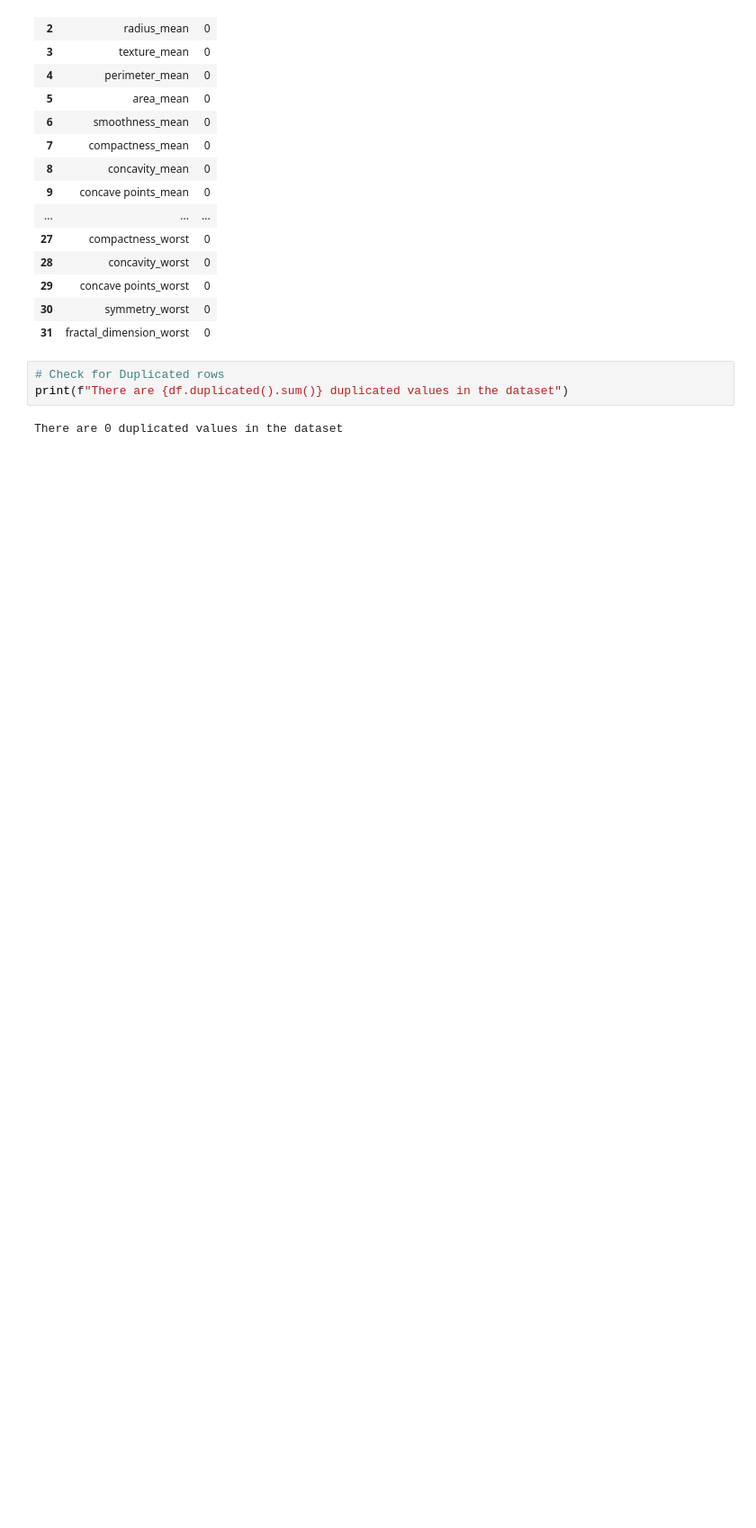
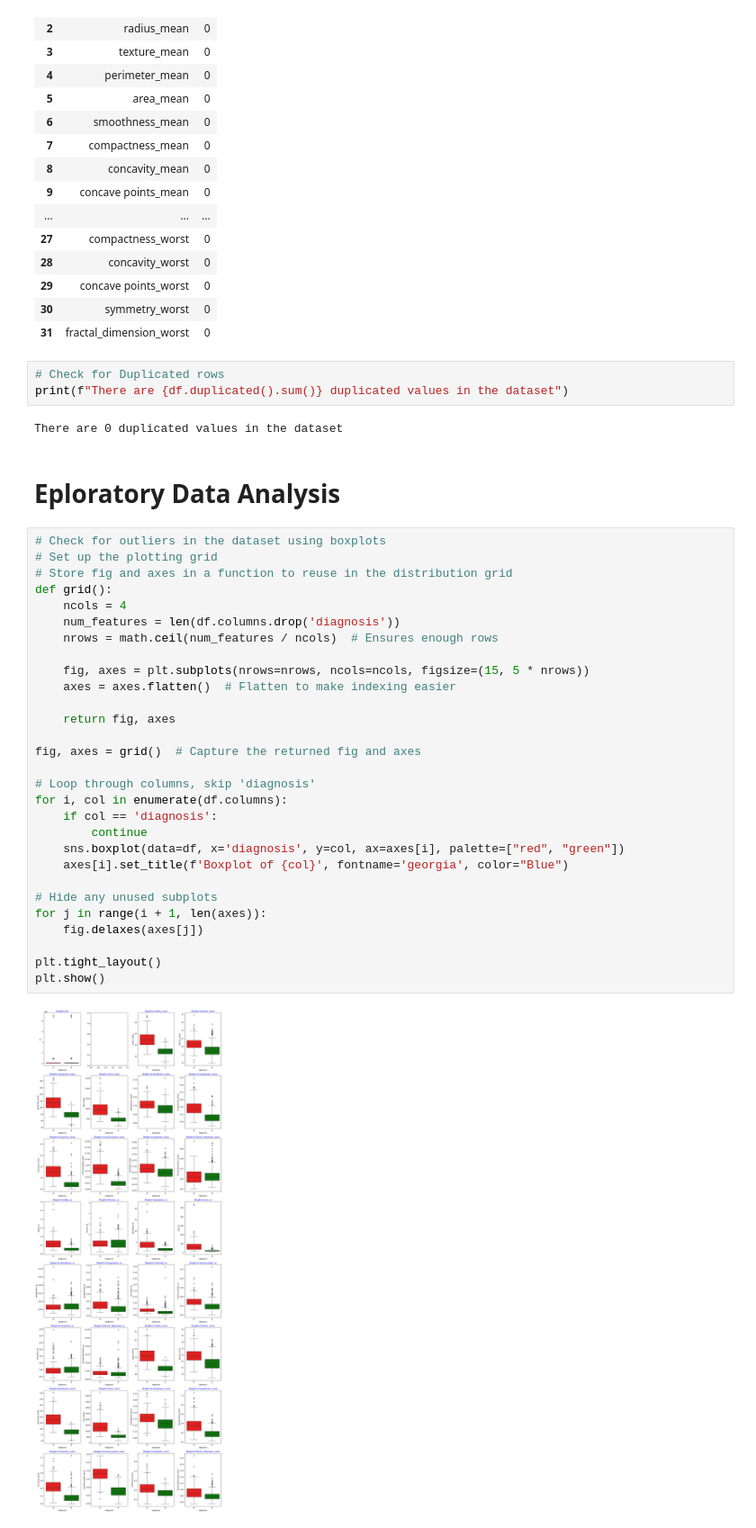
Before and after one commit to murithidenisgitobu/Breast-Cancer-Tumor-Classification-using-SVM, a Jupyter notebook: BREAST_CANCER.IPYNB, the cells around one changed output. Shown: that part at 90% size. Drawn from its saved outputs; the diff is of its cells as text; blank space fills up the shorter version.

Commit message:
Outliers checked

```diff
--- a/BREAST_CANCER.IPYNB
+++ b/BREAST_CANCER.IPYNB
@@ -114,3 +115,36 @@ df.isna().sum().reset_index()
 print(f"There are {df.duplicated().sum()} duplicated values in the dataset")
 # %% [output]
 There are 0 duplicated values in the dataset
+# %% [markdown]
+# **Eploratory Data Analysis**
+# %%
+# Check for outliers in the dataset using boxplots
+# Set up the plotting grid
+# Store fig and axes in a function to reuse in the distribution grid
+def grid():
+    ncols = 4
+    num_features = len(df.columns.drop('diagnosis'))
+    nrows = math.ceil(num_features / ncols)  # Ensures enough rows
+
+    fig, axes = plt.subplots(nrows=nrows, ncols=ncols, figsize=(15, 5 * nrows))
+    axes = axes.flatten()  # Flatten to make indexing easier
+
+    return fig, axes
+
+fig, axes = grid()  # Capture the returned fig and axes
+
+# Loop through columns, skip 'diagnosis'
+for i, col in enumerate(df.columns):
+    if col == 'diagnosis':
+        continue
+    sns.boxplot(data=df, x='diagnosis', y=col, ax=axes[i], palette=["red", "green"])
+    axes[i].set_title(f'Boxplot of {col}', fontname='georgia', color="Blue")
+
+# Hide any unused subplots
+for j in range(i + 1, len(axes)):
+    fig.delaxes(axes[j])
+
+plt.tight_layout()
+plt.show()
+# %% [output]
+[figure, added]
```
Also changed, not shown: parts of 2 cells of this notebook.
